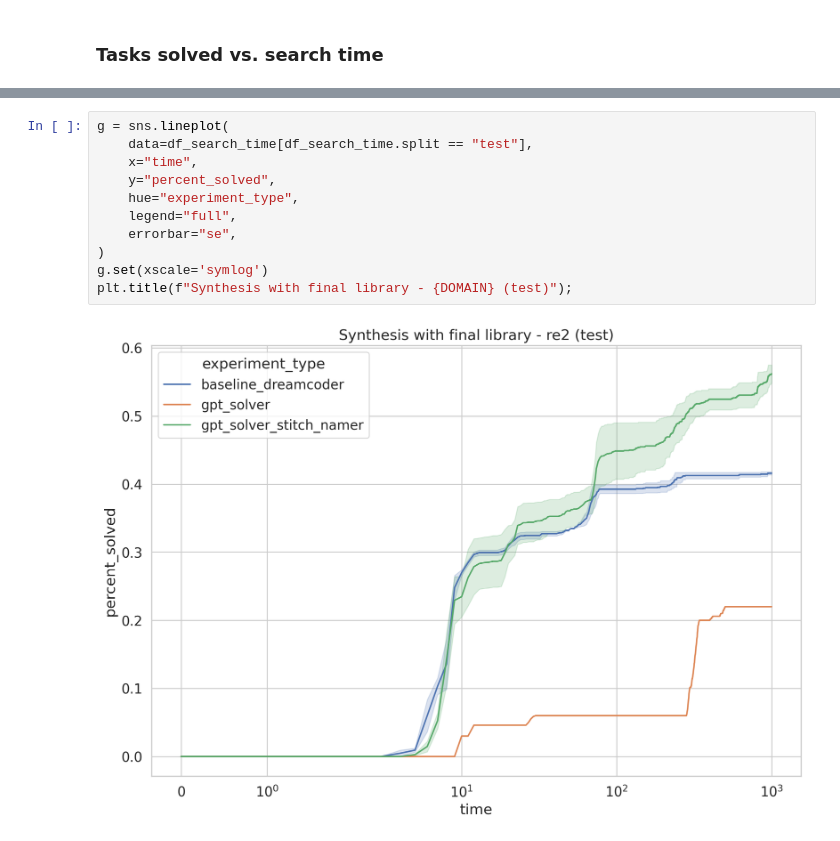
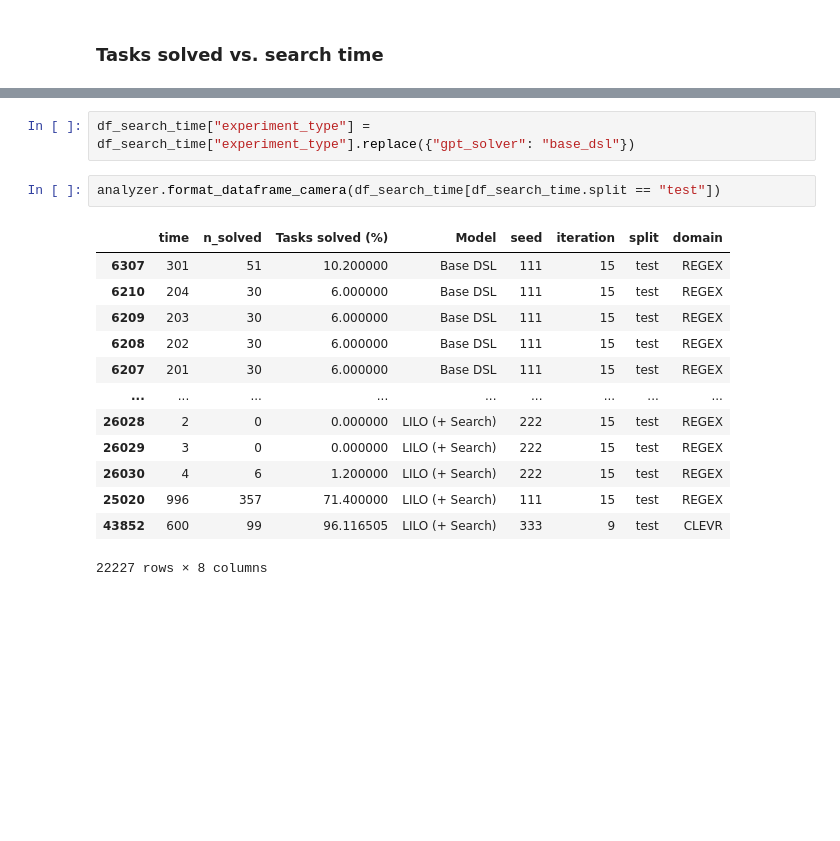
Before and after one commit to gabegrand/lilo, a Jupyter notebook: analysis/analyze_library_evaluation.ipynb, the cells around one changed output, grey strips where cells are left out. Saved outputs shown, nothing was run; the diff lists cells and outputs as text; blank space fills up the shorter version.

```diff
--- a/analysis/analyze_library_evaluation.ipynb
+++ b/analysis/analyze_library_evaluation.ipynb
@@ -72,13 +60,18 @@ Using enumeration_timeout: 1000
-# %%
-g = sns.lineplot(
-    data=df_search_time[df_search_time.split == "test"],
-    x="time",
-    y="percent_solved",
-    hue="experiment_type",
-    legend="full",
-    errorbar="se",
-)
-g.set(xscale='symlog')
-plt.title(f"Synthesis with final library - {DOMAIN} (test)");
-# %% [output]
-[figure, removed]
+# %%
+df_search_time["experiment_type"] = df_search_time["experiment_type"].replace({"gpt_solver": "base_dsl"})
+# %%
+analyzer.format_dataframe_camera(df_search_time[df_search_time.split == "test"])
+# %% [output]
+|  | time | n_solved | Tasks solved (%) | Model | seed | iteration | split | domain |
+| 6307 | 301 | 51 | 10.200000 | Base DSL | 111 | 15 | test | REGEX |
+| 6210 | 204 | 30 | 6.000000 | Base DSL | 111 | 15 | test | REGEX |
+| 6209 | 203 | 30 | 6.000000 | Base DSL | 111 | 15 | test | REGEX |
+| 6208 | 202 | 30 | 6.000000 | Base DSL | 111 | 15 | test | REGEX |
+| 6207 | 201 | 30 | 6.000000 | Base DSL | 111 | 15 | test | REGEX |
+| ... | ... | ... | ... | ... | ... | ... | ... | ... |
+| 26028 | 2 | 0 | 0.000000 | LILO (+ Search) | 222 | 15 | test | REGEX |
+| 26029 | 3 | 0 | 0.000000 | LILO (+ Search) | 222 | 15 | test | REGEX |
+| 26030 | 4 | 6 | 1.200000 | LILO (+ Search) | 222 | 15 | test | REGEX |
+| 25020 | 996 | 357 | 71.400000 | LILO (+ Search) | 111 | 15 | test | REGEX |
+| 43852 | 600 | 99 | 96.116505 | LILO (+ Search) | 333 | 9 | test | CLEVR |
+22227 rows × 8 columns
```
Also changed, not shown: parts of 5 cells of this notebook, 2 other files.
